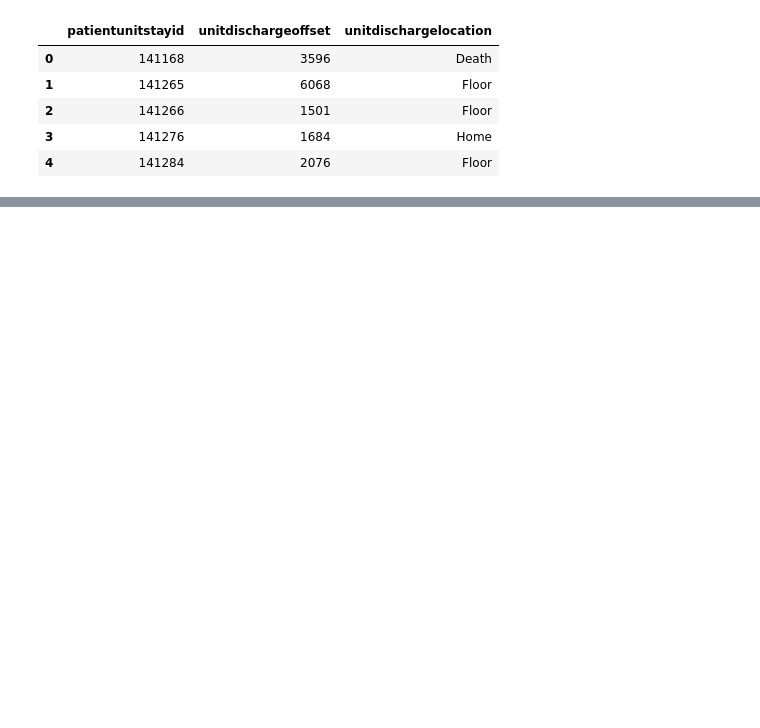
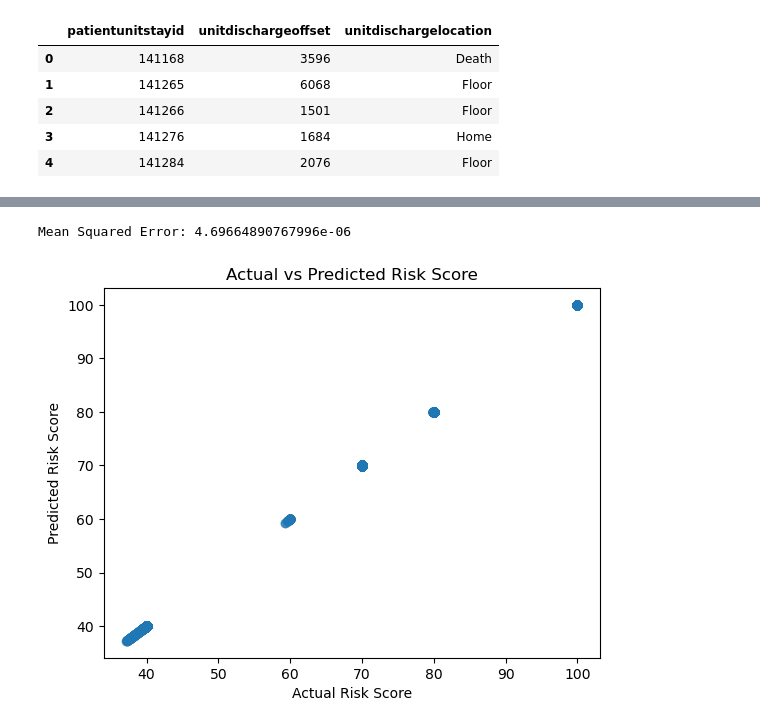
Before and after one commit to joy628/master-project, a Jupyter notebook: data-prepossing-2/patient.ipynb, the cells around one changed output, grey strips where cells are left out. Saved outputs shown, nothing was run; the diff lists cells and outputs as text; code cells hidden in the pictures; blank space fills up the shorter version.

```diff
--- a/data-prepossing-2/patient.ipynb
+++ b/data-prepossing-2/patient.ipynb
@@ -221,0 +396,8 @@ df_p1.head()
+# %%
+
+# 对 unitdischargelocation 进行 Label Encoding
+label_encoder = LabelEncoder()
+df_p1['unitdischargelocation_encoded'] = label_encoder.fit_transform(df_p1['discharge_risk_category'])
+
+# 检查编码结果
+df_p1[['unitdischargelocation','discharge_risk_category', 'unitdischargelocation_encoded']].head()
@@ -221,0 +411,29 @@ df_p1.head()
+# %%
+from sklearn.model_selection import train_test_split
+from xgboost import XGBRegressor
+
+X = df_p1[['unitdischargeoffset', 'unitdischargelocation_encoded']]
+y = df_p1['risk_score']
+
+# 分割训练集和测试集
+X_train, X_test, y_train, y_test = train_test_split(X, y, test_size=0.2, random_state=42)
+
+# 初始化并训练模型
+model = XGBRegressor()
+model.fit(X_train, y_train)
+
+# 预测并评估模型
+y_pred = model.predict(X_test)
+mse = mean_squared_error(y_test, y_pred)
+print(f"Mean Squared Error: {mse}")
+
+# 查看部分预测结果
+import matplotlib.pyplot as plt
+plt.scatter(y_test, y_pred, alpha=0.3)
+plt.xlabel('Actual Risk Score')
+plt.ylabel('Predicted Risk Score')
+plt.title('Actual vs Predicted Risk Score')
+plt.show()
+# %% [output]
+Mean Squared Error: 4.69664890767996e-06
+[figure, added]
```
Also changed, not shown: parts of 14 cells of this notebook, 2 other files.
